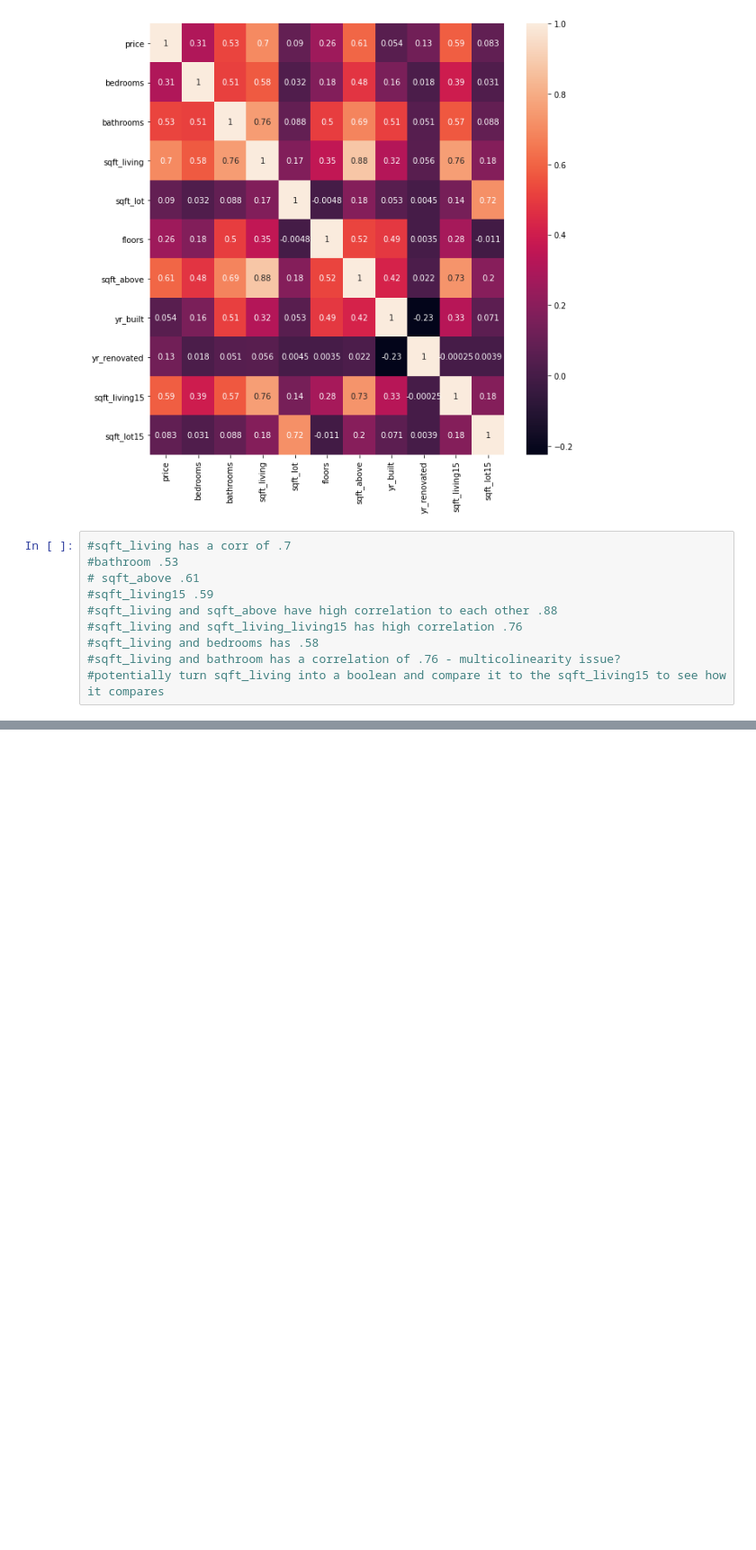
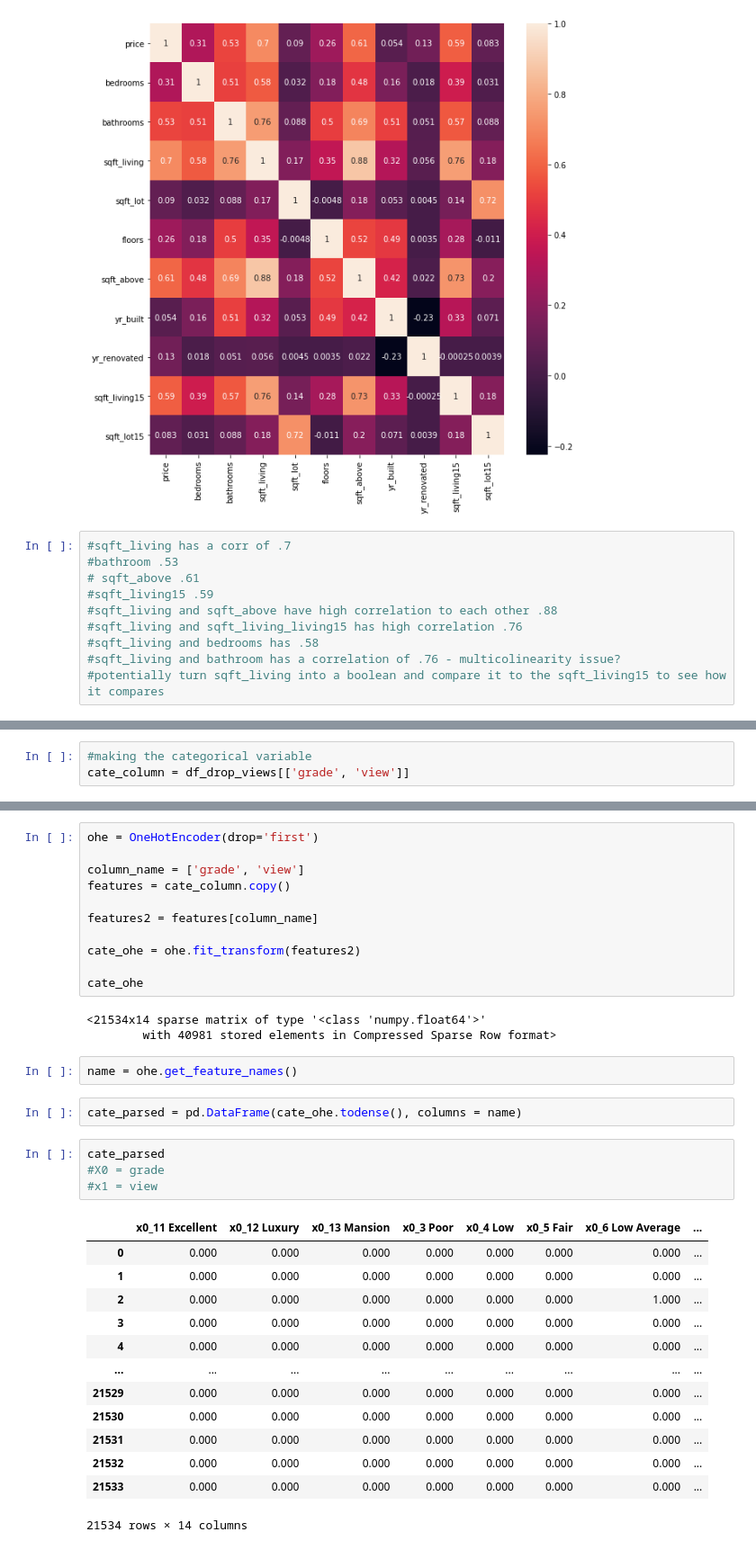
Before and after one commit to xiaohua-su/King_County_Real_Estate_Analysis, a Jupyter notebook: workspace_xiaohua/Xiaohua.ipynb, the cells around one changed output, grey strips where cells are left out. Shown at 90% size. Cells and saved outputs as stored; diff of their text form; blank space fills up the shorter version.

```diff
--- a/workspace_xiaohua/Xiaohua.ipynb
+++ b/workspace_xiaohua/Xiaohua.ipynb
@@ -126,0 +281,3 @@ plt.savefig('heat.png',bbox = 'tight')
+# %%
+#making the categorical variable
+cate_column = df_drop_views[['grade', 'view']]
@@ -126,0 +295,36 @@ plt.savefig('heat.png',bbox = 'tight')
+# %%
+ohe = OneHotEncoder(drop='first')
+
+column_name = ['grade', 'view']
+features = cate_column.copy()
+
+features2 = features[column_name]
+
+cate_ohe = ohe.fit_transform(features2)
+
+cate_ohe
+# %% [output]
+<21534x14 sparse matrix of type '<class 'numpy.float64'>'
+        with 40981 stored elements in Compressed Sparse Row format>
+# %%
+name = ohe.get_feature_names()
+# %%
+cate_parsed = pd.DataFrame(cate_ohe.todense(), columns = name)
+# %%
+cate_parsed
+#X0 = grade
+#x1 = view
+# %% [output]
+|  | x0_11 Excellent | x0_12 Luxury | x0_13 Mansion | x0_3 Poor | x0_4 Low | x0_5 Fair | x0_6 Low Average | ... |
+| 0 | 0.000 | 0.000 | 0.000 | 0.000 | 0.000 | 0.000 | 0.000 | ... |
+| 1 | 0.000 | 0.000 | 0.000 | 0.000 | 0.000 | 0.000 | 0.000 | ... |
+| 2 | 0.000 | 0.000 | 0.000 | 0.000 | 0.000 | 0.000 | 1.000 | ... |
+| 3 | 0.000 | 0.000 | 0.000 | 0.000 | 0.000 | 0.000 | 0.000 | ... |
+| 4 | 0.000 | 0.000 | 0.000 | 0.000 | 0.000 | 0.000 | 0.000 | ... |
+| ... | ... | ... | ... | ... | ... | ... | ... | ... |
+| 21529 | 0.000 | 0.000 | 0.000 | 0.000 | 0.000 | 0.000 | 0.000 | ... |
+| 21530 | 0.000 | 0.000 | 0.000 | 0.000 | 0.000 | 0.000 | 0.000 | ... |
+| 21531 | 0.000 | 0.000 | 0.000 | 0.000 | 0.000 | 0.000 | 0.000 | ... |
+| 21532 | 0.000 | 0.000 | 0.000 | 0.000 | 0.000 | 0.000 | 0.000 | ... |
+| 21533 | 0.000 | 0.000 | 0.000 | 0.000 | 0.000 | 0.000 | 0.000 | ... |
+21534 rows × 14 columns
```
Also changed, not shown: parts of 28 cells of this notebook, 1 other file.
